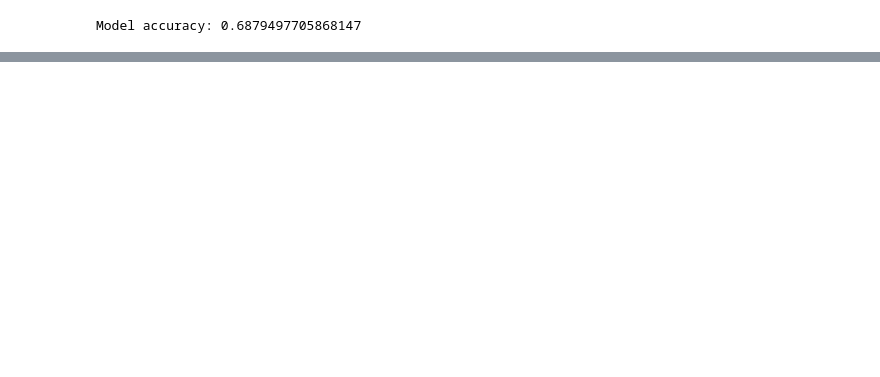
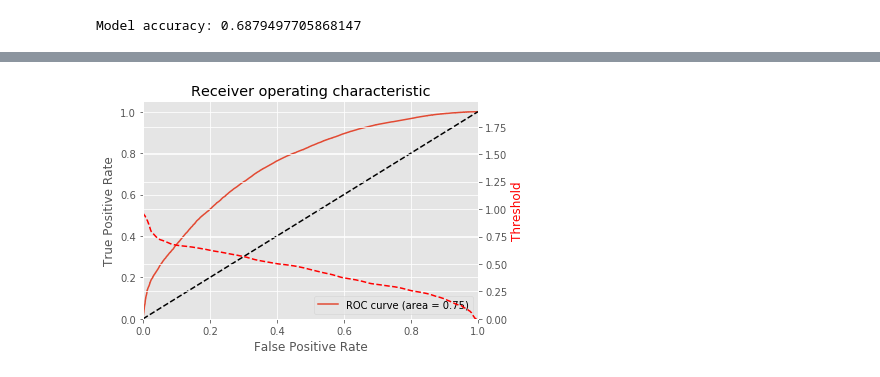
Before and after one commit to natashaborders-zz/Predicting_Kickstarter_Campaign_Success, a Jupyter notebook: Exploratory_Data_Analysis_Workbooks/Logistic_Regression.ipynb, the cells around one changed output, grey strips where cells are left out. Drawn from its saved outputs; the diff is of its cells as text; code cells hidden in the pictures; blank space fills up the shorter version.

```diff
--- a/Exploratory_Data_Analysis_Workbooks/Logistic_Regression.ipynb
+++ b/Exploratory_Data_Analysis_Workbooks/Logistic_Regression.ipynb
@@ -62,0 +67,5 @@ X_test_scaled = scaler.transform(X_test)
+# %%
+clf = DummyClassifier(random_state=101)
+clf.fit(X_train_scaled, y_train)
+DummyClassifier(constant=None, random_state=101)
+clf.score(X_test_scaled, y_test)
@@ -139,0 +190,13 @@ plt.plot(prec[0:-1], recall[0:-1])
+# %%
+y_scores = logistic_grid.predict_proba(X_test_scaled)[:, 1]
+fpr, tpr, auc_thresholds = roc_curve(y_test, y_scores)
+print(auc(fpr, tpr)) # AUC of ROC
+plt.figure(figsize=(8,8))
+plt.title('ROC Curve')
+plt.plot(fpr, tpr, linewidth=2,)
+plt.plot([0, 1], [0, 1], 'k--')
+plt.axis([-0.005, 1, 0, 1.005])
+plt.xticks(np.arange(0,1, 0.05), rotation=90)
+plt.xlabel("False Positive Rate")
+plt.ylabel("True Positive Rate (Recall)")
+plt.legend(loc='best')
@@ -139,0 +208,26 @@ plt.plot(prec[0:-1], recall[0:-1])
+# %%
+fpr, tpr, thresholds = roc_curve(y_test, y_scores)
+roc_auc = auc(fpr, tpr) # compute area under the curve
+
+plt.figure()
+plt.plot(fpr, tpr, label='ROC curve (area = %0.2f)' % (roc_auc))
+plt.plot([0, 1], [0, 1], 'k--')
+plt.xlim([0.0, 1.0])
+plt.ylim([0.0, 1.05])
+plt.xlabel('False Positive Rate')
+plt.ylabel('True Positive Rate')
+plt.title('Receiver operating characteristic')
+plt.legend(loc="lower right")
+
+# create the axis of thresholds (scores)
+ax2 = plt.gca().twinx()
+ax2.plot(fpr, thresholds, markeredgecolor='r',linestyle='dashed', color='r')
+ax2.set_ylabel('Threshold',color='r')
+ax2.set_ylim([thresholds[-1],thresholds[0]])
+ax2.set_xlim([fpr[0],fpr[-1]])
+
+plt.show()
+#plt.savefig('roc_and_threshold.png')
+#plt.close()
+# %% [output]
+[figure, added]
```
Also changed, not shown: parts of 14 cells of this notebook, 6 other files.
